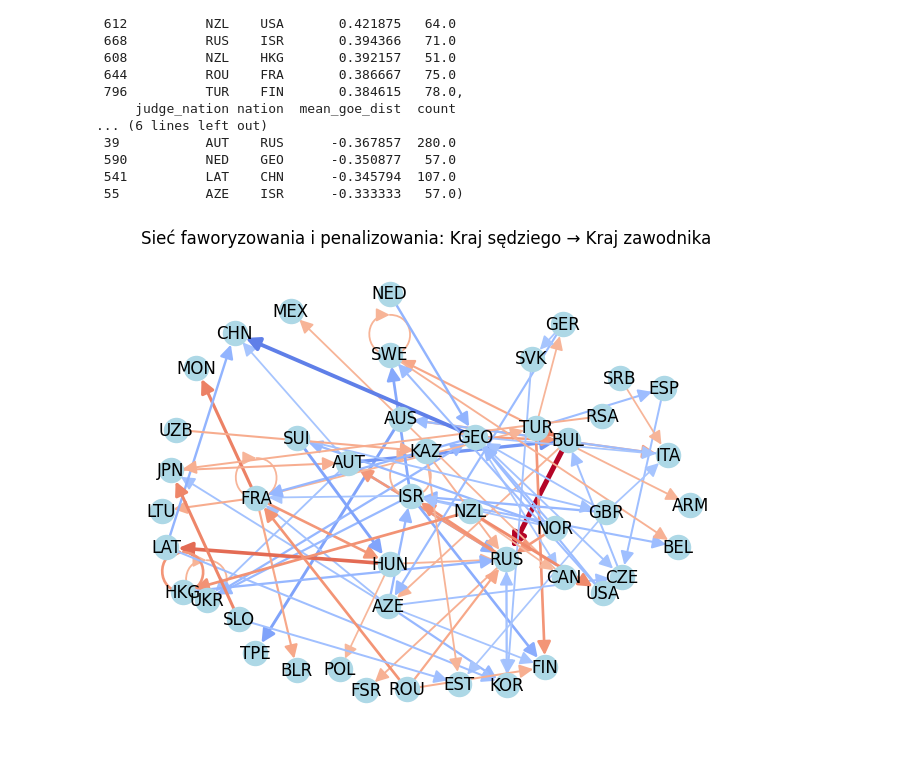
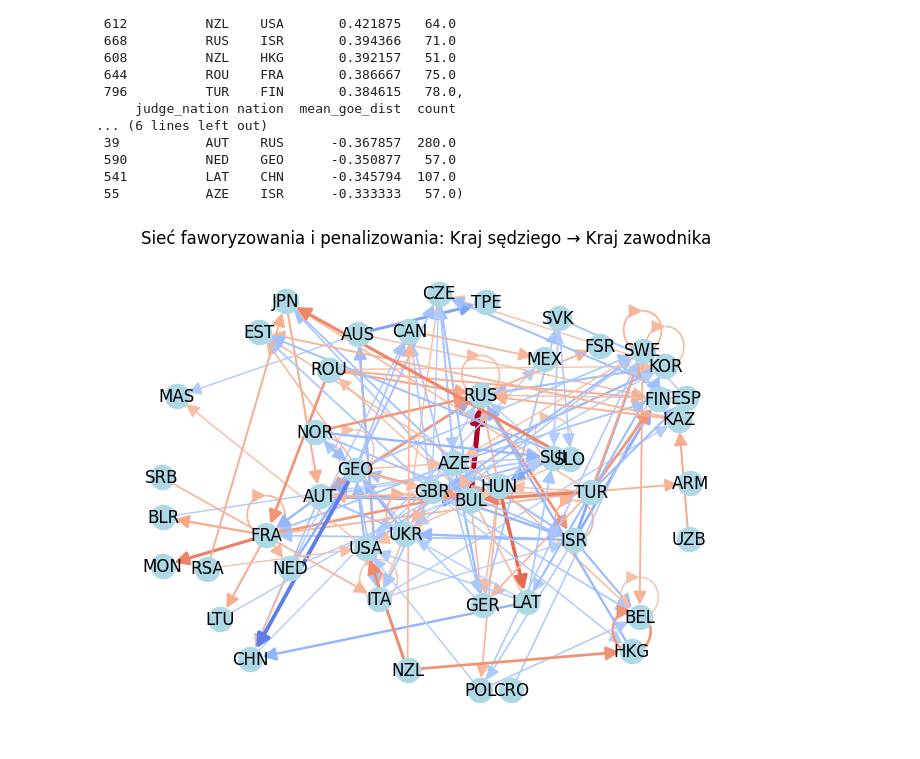
Before and after one commit to ann-e888/Skating_EDA, a Jupyter notebook: notebooks/anomailies.ipynb, the cells around one changed output. Cells and saved outputs as stored; diff of their text form; code cells hidden in the pictures.

```diff
--- a/notebooks/anomailies.ipynb
+++ b/notebooks/anomailies.ipynb
@@ -181,28 +183,28 @@ top_favor, top_penalize
 # %%
 G = nx.DiGraph()
 
-threshold = 0.25
+threshold = 0.2
 max_bias = country_bias_matrix_f.abs().max().max()
 
 cmap = plt.get_cmap("coolwarm")
 
 for judge in country_bias_matrix_f.index:
     for athlete in country_bias_matrix_f.columns:
         bias = country_bias_matrix_f.loc[judge, athlete]
         if pd.notna(bias) and abs(bias) >= threshold:
             norm_bias = (bias + max_bias) / (2 * max_bias)
             color = cmap(norm_bias)
             G.add_edge(judge, athlete, weight=abs(bias), color=color)
 
 pos = nx.spring_layout(G, k=0.8, seed=42)
 
 edges = G.edges(data=True)
 colors = [attr['color'] for _, _, attr in edges]
 weights = [attr['weight'] * 5 for _, _, attr in edges]
 
 
 nx.draw(G, pos, with_labels=True, node_color='lightblue', edge_color=colors, width=weights, arrowsize=20)
 plt.title('Sieć faworyzowania i penalizowania: Kraj sędziego → Kraj zawodnika')
 plt.show()
 # %% [output]
-[figure, old version]
+[figure, new version]
```
Also changed, not shown: parts of 10 cells of this notebook, 2 other files.
